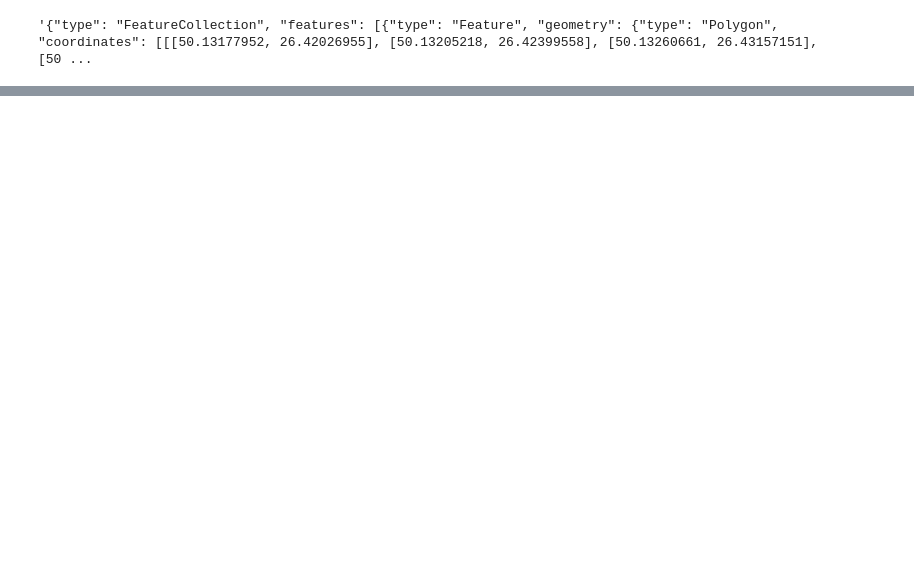
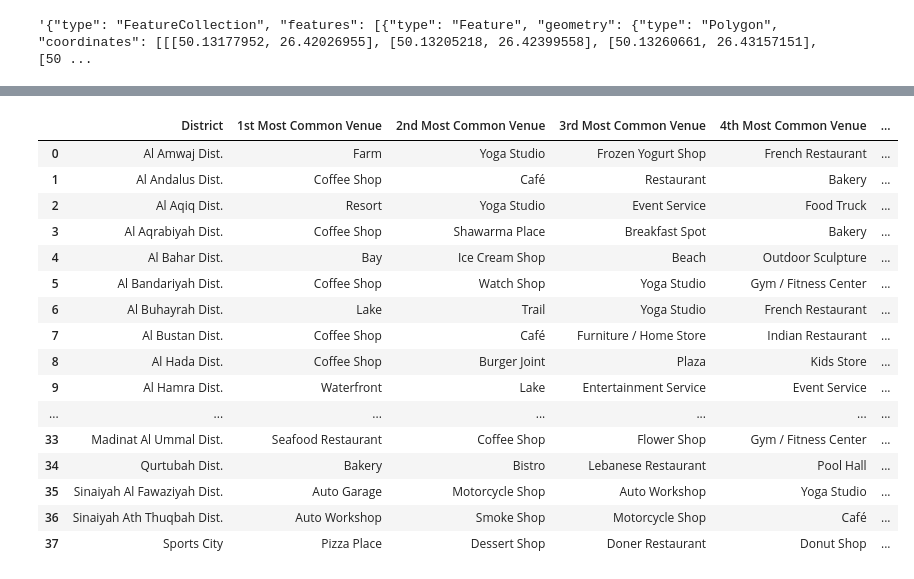
Before and after one commit to musaddiqsajjad/Coursera_Capstone, a Jupyter notebook: The Battle of Neighborhoods - Coursera Capstone Project.ipynb, the cells around one changed output, grey strips where cells are left out. Drawn from its saved outputs; the diff is of its cells as text; code cells hidden in the pictures; blank space fills up the shorter version.

```diff
--- a/The Battle of Neighborhoods - Coursera Capstone Project.ipynb
+++ b/The Battle of Neighborhoods - Coursera Capstone Project.ipynb
@@ -188,0 +406,45 @@ See the caveats in the documentation: https://pandas.pydata.org/pandas-docs/stab
+# %%
+def return_most_common_venues(row, num_top_venues):
+    row_categories = row.iloc[1:]
+    row_categories_sorted = row_categories.sort_values(ascending=False)
+
+    return row_categories_sorted.index.values[0:num_top_venues]
+# %%
+num_top_venues = 10
+
+indicators = ['st', 'nd', 'rd']
+
+# create columns according to number of top venues
+columns = ['District']
+for ind in np.arange(num_top_venues):
+    try:
+        columns.append('{}{} Most Common Venue'.format(ind+1, indicators[ind]))
+    except:
+        columns.append('{}th Most Common Venue'.format(ind+1))
+
+# create a new dataframe
+khobar_venues_sorted = pd.DataFrame(columns=columns)
+khobar_venues_sorted['District'] = khobar_grouped['District']
+
+for ind in np.arange(khobar_grouped.shape[0]):
+    khobar_venues_sorted.iloc[ind, 1:] = return_most_common_venues(khobar_grouped.iloc[ind, :], num_top_venues)
+
+khobar_venues_sorted
+# %% [output]
+|  | District | 1st Most Common Venue | 2nd Most Common Venue | 3rd Most Common Venue | 4th Most Common Venue | ... |
+| 0 | Al Amwaj Dist. | Farm | Yoga Studio | Frozen Yogurt Shop | French Restaurant | ... |
+| 1 | Al Andalus Dist. | Coffee Shop | Café | Restaurant | Bakery | ... |
+| 2 | Al Aqiq Dist. | Resort | Yoga Studio | Event Service | Food Truck | ... |
+| 3 | Al Aqrabiyah Dist. | Coffee Shop | Shawarma Place | Breakfast Spot | Bakery | ... |
+| 4 | Al Bahar Dist. | Bay | Ice Cream Shop | Beach | Outdoor Sculpture | ... |
+| 5 | Al Bandariyah Dist. | Coffee Shop | Watch Shop | Yoga Studio | Gym / Fitness Center | ... |
+| 6 | Al Buhayrah Dist. | Lake | Trail | Yoga Studio | French Restaurant | ... |
+| 7 | Al Bustan Dist. | Coffee Shop | Café | Furniture / Home Store | Indian Restaurant | ... |
+| 8 | Al Hada Dist. | Coffee Shop | Burger Joint | Plaza | Kids Store | ... |
+| 9 | Al Hamra Dist. | Waterfront | Lake | Entertainment Service | Event Service | ... |
+| ... | ... | ... | ... | ... | ... | ... |
+| 33 | Madinat Al Ummal Dist. | Seafood Restaurant | Coffee Shop | Flower Shop | Gym / Fitness Center | ... |
+| 34 | Qurtubah Dist. | Bakery | Bistro | Lebanese Restaurant | Pool Hall | ... |
+| 35 | Sinaiyah Al Fawaziyah Dist. | Auto Garage | Motorcycle Shop | Auto Workshop | Yoga Studio | ... |
+| 36 | Sinaiyah Ath Thuqbah Dist. | Auto Workshop | Smoke Shop | Motorcycle Shop | Café | ... |
+| 37 | Sports City | Pizza Place | Dessert Shop | Doner Restaurant | Donut Shop | ... |
```
Also changed, not shown: parts of 28 cells of this notebook, 1 other file.
